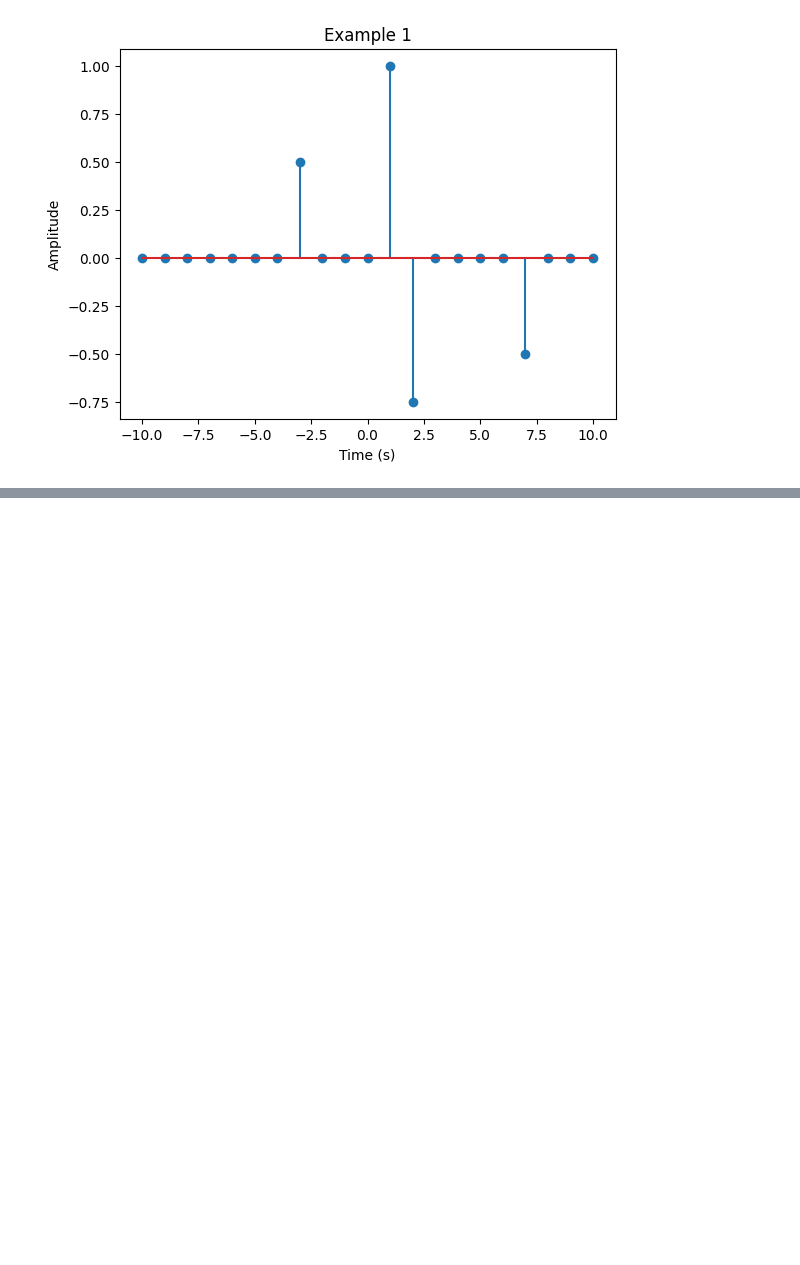
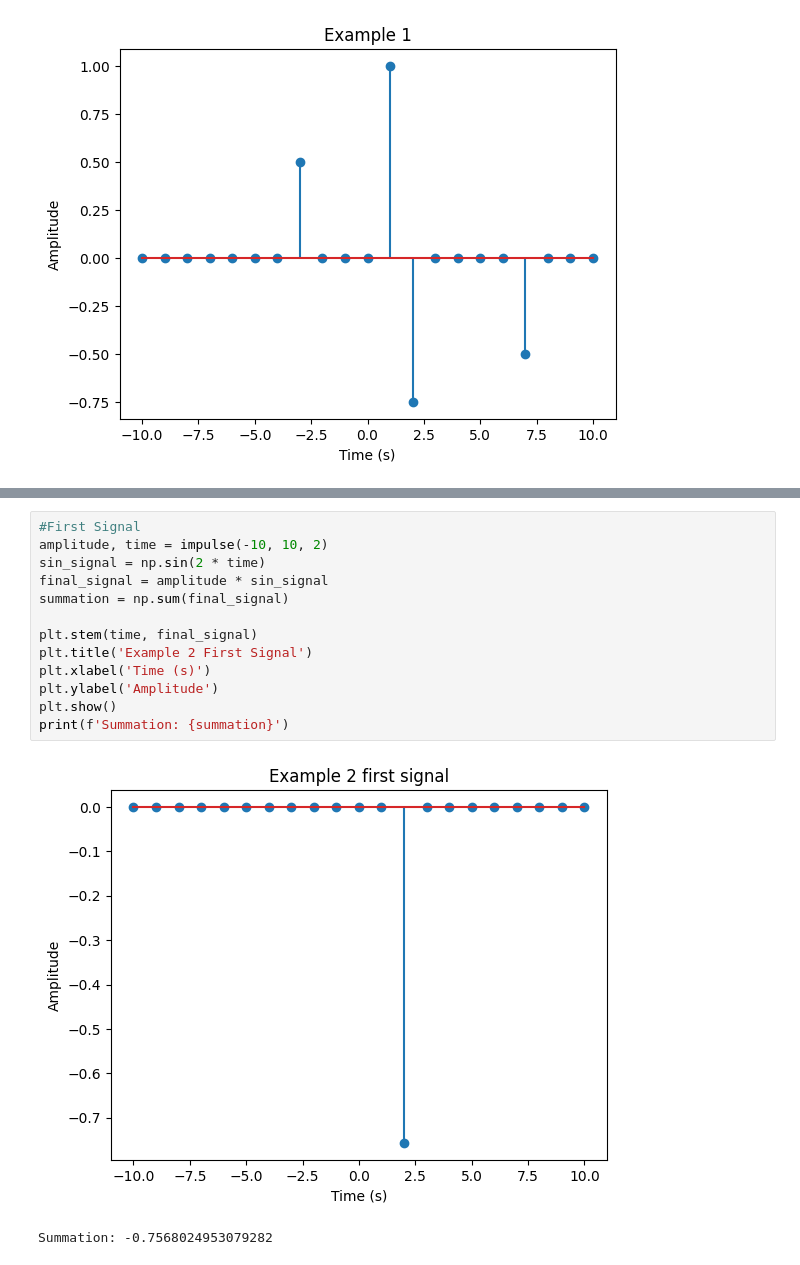
Before and after one commit to Thoalfeqar-gata/DSP-Master-Degree, a Jupyter notebook: Lecture 1.ipynb, the cells around one changed output, grey strips where cells are left out. Drawn from its saved outputs; the diff is of its cells as text; blank space fills up the shorter version.

Commit message:
Finished the second example of the Impulse Response

```diff
--- a/Lecture 1.ipynb
+++ b/Lecture 1.ipynb
@@ -53,0 +56,16 @@ plt.show()
+# %%
+#First Signal
+amplitude, time = impulse(-10, 10, 2)
+sin_signal = np.sin(2 * time)
+final_signal = amplitude * sin_signal
+summation = np.sum(final_signal)
+
+plt.stem(time, final_signal)
+plt.title('Example 2 First Signal')
+plt.xlabel('Time (s)')
+plt.ylabel('Amplitude')
+plt.show()
+print(f'Summation: {summation}')
+# %% [output]
+[figure, added]
+Summation: -0.7568024953079282
```
Also changed, not shown: parts of 2 cells of this notebook.
